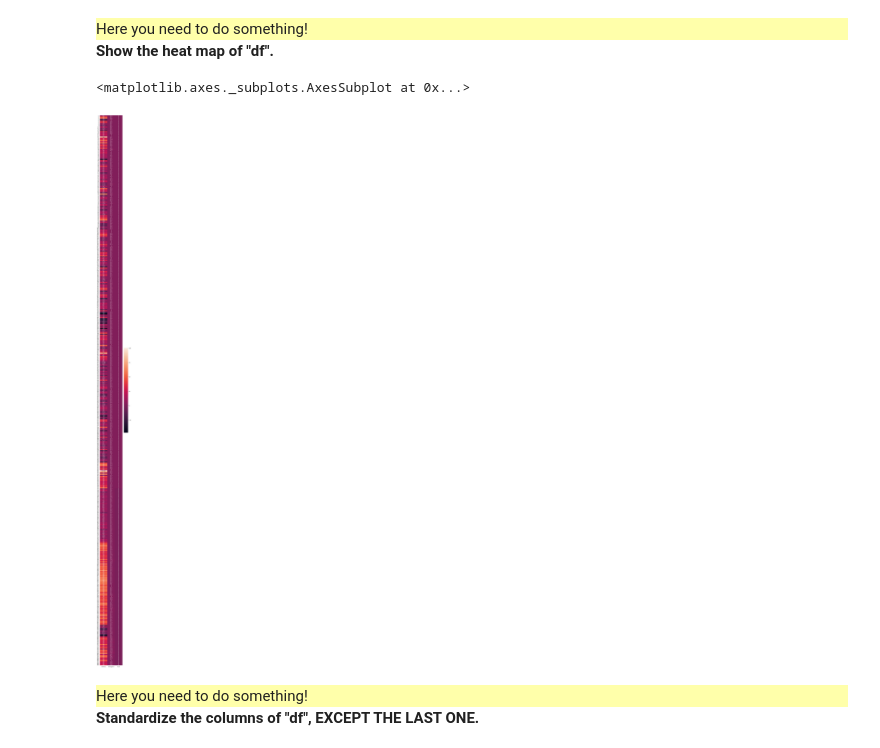
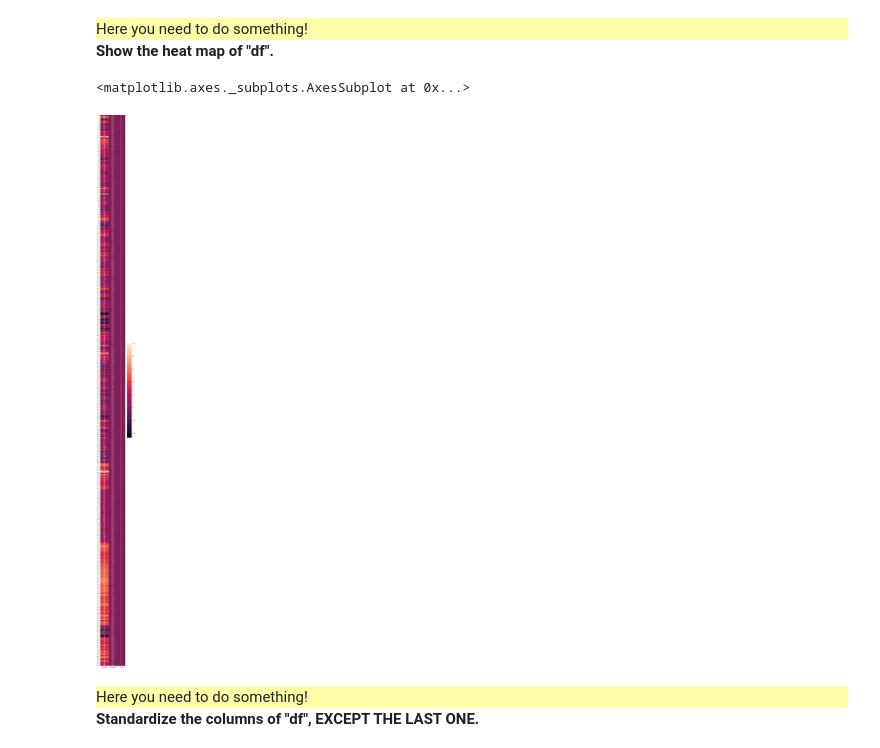
Before and after one commit to ziqianPeng/info232, a Jupyter notebook: TP2/TP2.ipynb, the cells around one changed output. Saved outputs shown, nothing was run; the diff lists cells and outputs as text; code cells hidden in the pictures.

```diff
--- a/TP2/TP2.ipynb
+++ b/TP2/TP2.ipynb
@@ -122,7 +122,7 @@ redness,elongation,fruit
 </div>
 <b>Read file RE_data.csv as a dataframe and call it "df".</b>
 # %%
-data = pd.read_csv(data_list[-1])
+data = pd.read_csv(data_list[2])
 df = pd.DataFrame(data, columns = ['redness', 'elongation', 'fruit']) # REPLACE THIS
 df.head().style.background_gradient(cmap='Blues')
 # %% [output]
@@ -157,11 +157,11 @@ df.describe()
 <b>Show the heat map of "df".</b>
 # %%
 import seaborn as sns; sns.set()
-fig = plt.figure(figsize=(5,100))
+fig = plt.figure(figsize=(5,90))
 sns.heatmap(df,annot = True)
 # %% [output]
 <matplotlib.axes._subplots.AxesSubplot at 0x...>
-[figure, old version]
+[figure, new version]
 # %% [markdown]
 <div style="background:#FFFFAA">
     Here you need to do something!
```
Also changed, not shown: parts of 35 cells of this notebook.
